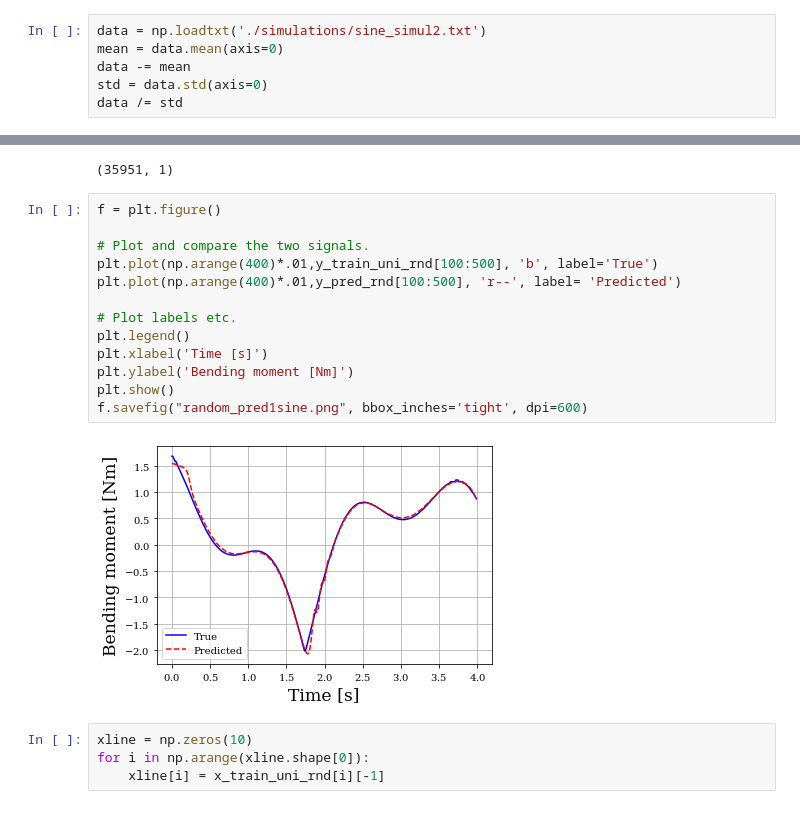
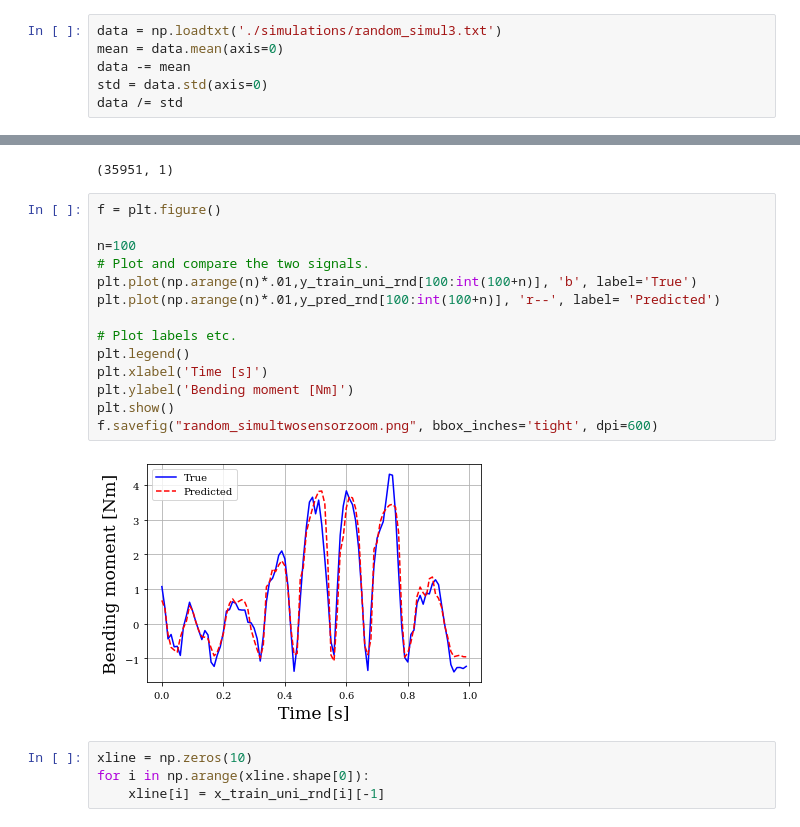
Before and after one commit to romarowski/shm_with_fem_and_Deep_Learning, a Jupyter notebook: Dyn_Beam/functions_for_delivery/runtime-Copy1.ipynb, the cells around one changed output, grey strips where cells are left out. Cells and saved outputs as stored; diff of their text form.

```diff
--- a/Dyn_Beam/functions_for_delivery/runtime-Copy1.ipynb
+++ b/Dyn_Beam/functions_for_delivery/runtime-Copy1.ipynb
@@ -94,5 +94,5 @@ Epoch 00030: val_loss improved from 0.00134 to 0.00128, saving model to checkpoi
 # %%
-data = np.loadtxt('./simulations/sine_simul2.txt')
+data = np.loadtxt('./simulations/random_simul3.txt')
 mean = data.mean(axis=0)
 data -= mean
 std = data.std(axis=0)
@@ -117,18 +122,19 @@ y_pred_rnd.shape
 # %%
 f = plt.figure()
 
+n=100
 # Plot and compare the two signals.
-plt.plot(np.arange(400)*.01,y_train_uni_rnd[100:500], 'b', label='True')
-plt.plot(np.arange(400)*.01,y_pred_rnd[100:500], 'r--', label= 'Predicted')
+plt.plot(np.arange(n)*.01,y_train_uni_rnd[100:int(100+n)], 'b', label='True')
+plt.plot(np.arange(n)*.01,y_pred_rnd[100:int(100+n)], 'r--', label= 'Predicted')
 
 # Plot labels etc.
 plt.legend()
 plt.xlabel('Time [s]')
 plt.ylabel('Bending moment [Nm]')
 plt.show()
-f.savefig("random_pred1sine.png", bbox_inches='tight', dpi=600)
+f.savefig("random_simultwosensorzoom.png", bbox_inches='tight', dpi=600)
 # %% [output]
-[figure, old version]
+[figure, new version]
 # %%
 xline = np.zeros(10)
 for i in np.arange(xline.shape[0]):
```
Also changed, not shown: parts of 2 cells of this notebook, 14 other files.
